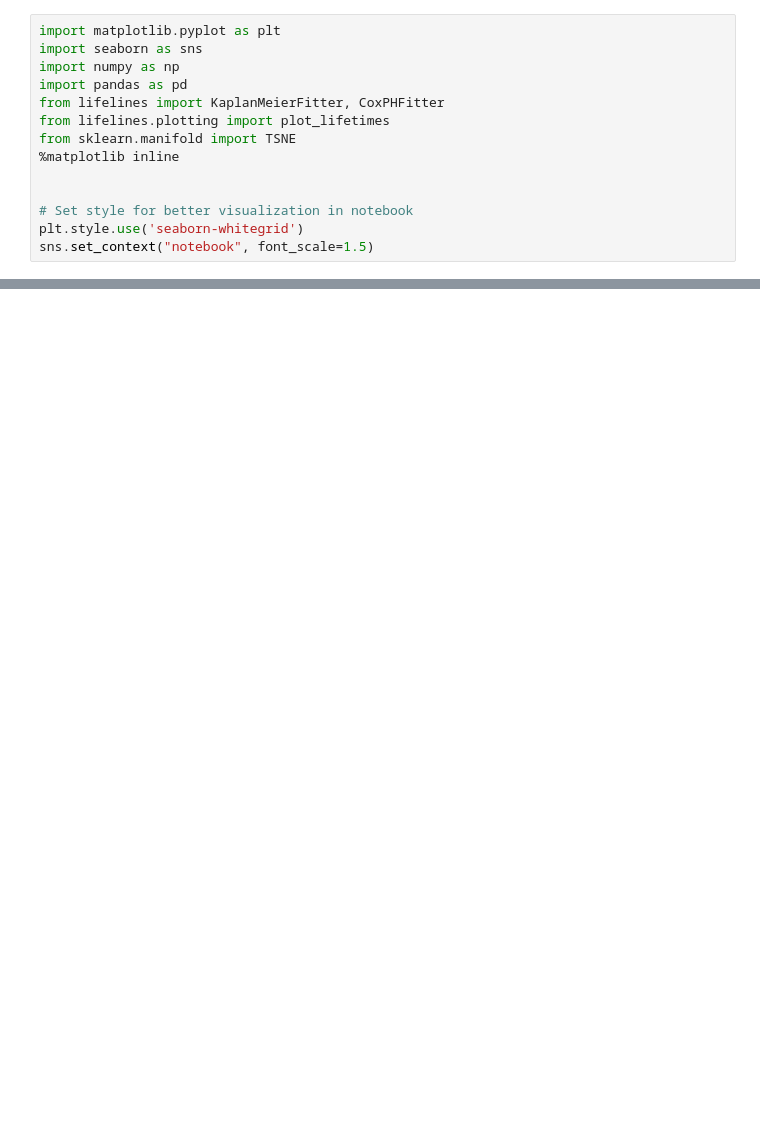
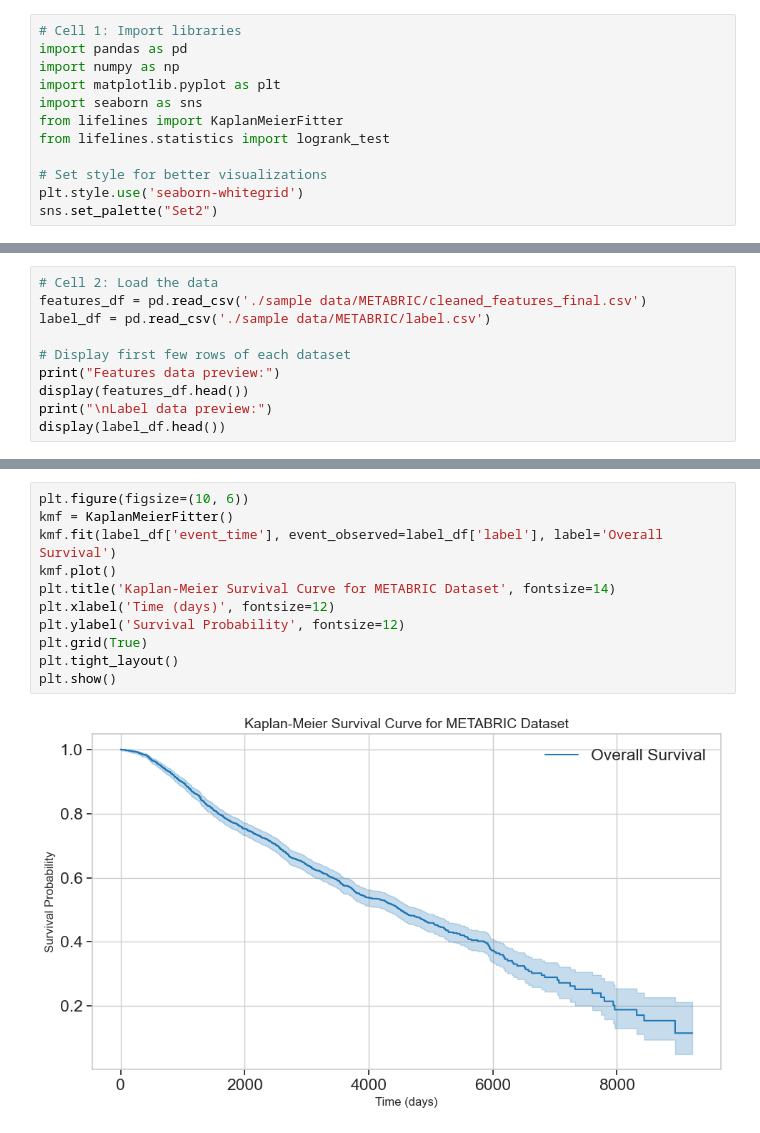
Before and after one commit to lenguyenduyphuc/DeepHit, a Jupyter notebook: metabric.ipynb, the cells around one changed output, grey strips where cells are left out. Drawn from its saved outputs; the diff is of its cells as text; blank space fills up the shorter version.

Commit message:
Update the visualization

```diff
--- a/metabric.ipynb
+++ b/metabric.ipynb
@@ -1,14 +1,12 @@
 # %%
+# Cell 1: Import libraries
+import pandas as pd
+import numpy as np
 import matplotlib.pyplot as plt
 import seaborn as sns
-import numpy as np
-import pandas as pd
-from lifelines import KaplanMeierFitter, CoxPHFitter
-from lifelines.plotting import plot_lifetimes
-from sklearn.manifold import TSNE
-%matplotlib inline
+from lifelines import KaplanMeierFitter
+from lifelines.statistics import logrank_test
 
-
-# Set style for better visualization in notebook
+# Set style for better visualizations
 plt.style.use('seaborn-whitegrid')
-sns.set_context("notebook", font_scale=1.5)
+sns.set_palette("Set2")
@@ -37,0 +13,10 @@ ValueError: Could not interpret value `label` for `x`. An entry with this name d
+# %%
+# Cell 2: Load the data
+features_df = pd.read_csv('./sample data/METABRIC/cleaned_features_final.csv')
+label_df = pd.read_csv('./sample data/METABRIC/label.csv')
+
+# Display first few rows of each dataset
+print("Features data preview:")
+display(features_df.head())
+print("\nLabel data preview:")
+display(label_df.head())
@@ -37,0 +60,13 @@ ValueError: Could not interpret value `label` for `x`. An entry with this name d
+# %%
+plt.figure(figsize=(10, 6))
+kmf = KaplanMeierFitter()
+kmf.fit(label_df['event_time'], event_observed=label_df['label'], label='Overall Survival')
+kmf.plot()
+plt.title('Kaplan-Meier Survival Curve for METABRIC Dataset', fontsize=14)
+plt.xlabel('Time (days)', fontsize=12)
+plt.ylabel('Survival Probability', fontsize=12)
+plt.grid(True)
+plt.tight_layout()
+plt.show()
+# %% [output]
+[figure, added]
```
Also changed, not shown: parts of 14 cells of this notebook, 6 other files.
